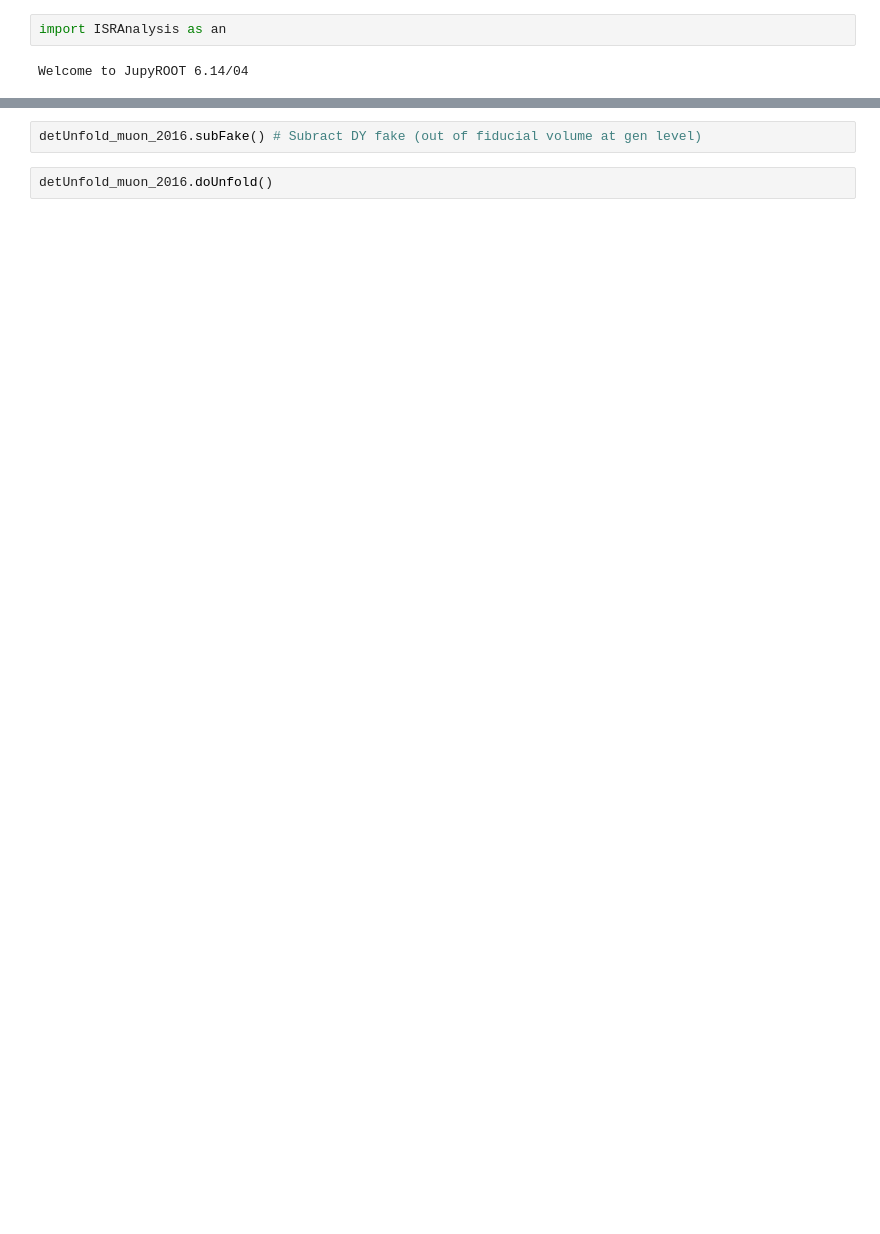
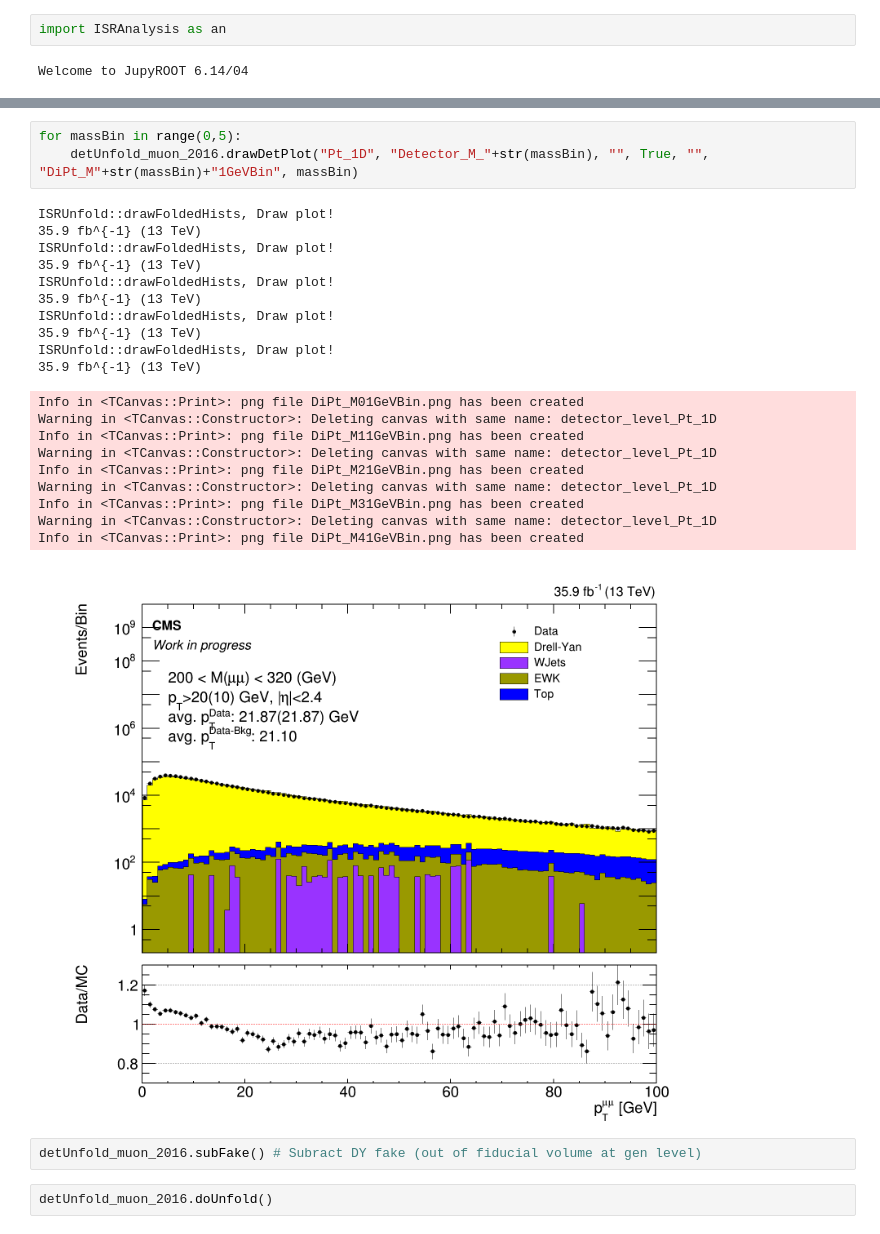
Before and after one commit to jhkim06/ISRAnalysis, a Jupyter notebook: ISR_analysis_v2.ipynb, the cells around one changed output, grey strips where cells are left out. Cells and saved outputs as stored; diff of their text form; blank space fills up the shorter version.

```diff
--- a/ISR_analysis_v2.ipynb
+++ b/ISR_analysis_v2.ipynb
@@ -178,3 +78,27 @@ Info in <TCanvas::Print>: png file detector_Pt_1D.png has been created
+# %%
+for massBin in range(0,5):
+    detUnfold_muon_2016.drawDetPlot("Pt_1D", "Detector_M_"+str(massBin), "", True, "", "DiPt_M"+str(massBin)+"1GeVBin", massBin)
+# %% [output]
+ISRUnfold::drawFoldedHists, Draw plot!
+35.9 fb^{-1} (13 TeV)
+ISRUnfold::drawFoldedHists, Draw plot!
+35.9 fb^{-1} (13 TeV)
+ISRUnfold::drawFoldedHists, Draw plot!
+35.9 fb^{-1} (13 TeV)
+ISRUnfold::drawFoldedHists, Draw plot!
+35.9 fb^{-1} (13 TeV)
+ISRUnfold::drawFoldedHists, Draw plot!
+35.9 fb^{-1} (13 TeV)
+Info in <TCanvas::Print>: png file DiPt_M01GeVBin.png has been created
+Warning in <TCanvas::Constructor>: Deleting canvas with same name: detector_level_Pt_1D
+Info in <TCanvas::Print>: png file DiPt_M11GeVBin.png has been created
+Warning in <TCanvas::Constructor>: Deleting canvas with same name: detector_level_Pt_1D
+Info in <TCanvas::Print>: png file DiPt_M21GeVBin.png has been created
+Warning in <TCanvas::Constructor>: Deleting canvas with same name: detector_level_Pt_1D
+Info in <TCanvas::Print>: png file DiPt_M31GeVBin.png has been created
+Warning in <TCanvas::Constructor>: Deleting canvas with same name: detector_level_Pt_1D
+Info in <TCanvas::Print>: png file DiPt_M41GeVBin.png has been created
+[figure, added]
 # %%
 detUnfold_muon_2016.subFake() # Subract DY fake (out of fiducial volume at gen level)
 # %%
```
Also changed, not shown: parts of 14 cells of this notebook, 3 other files.
